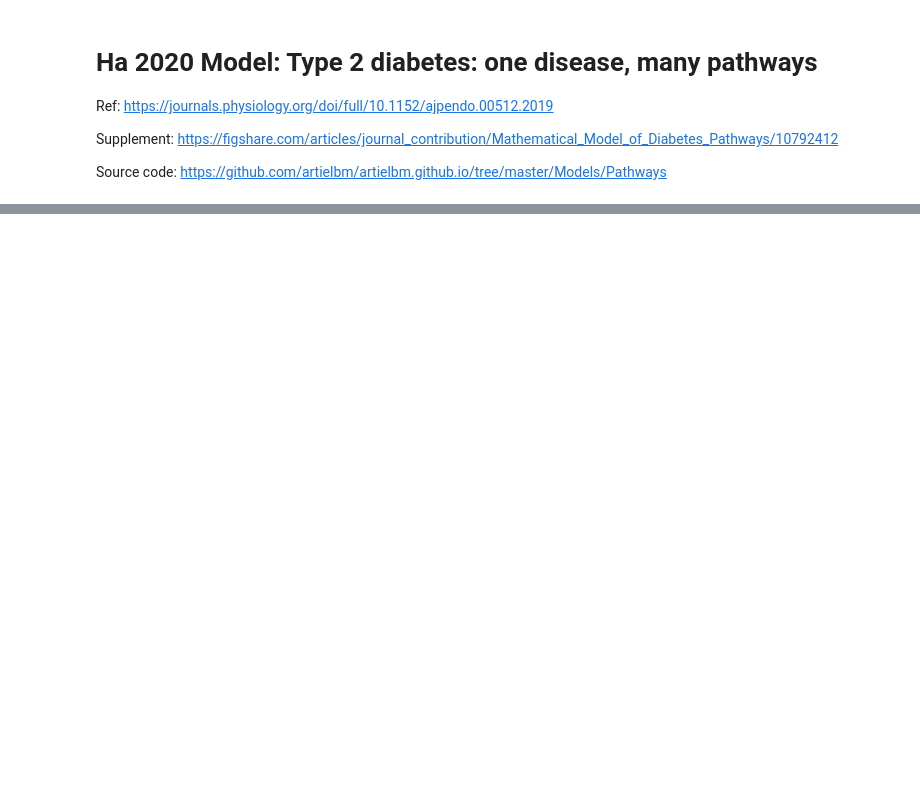
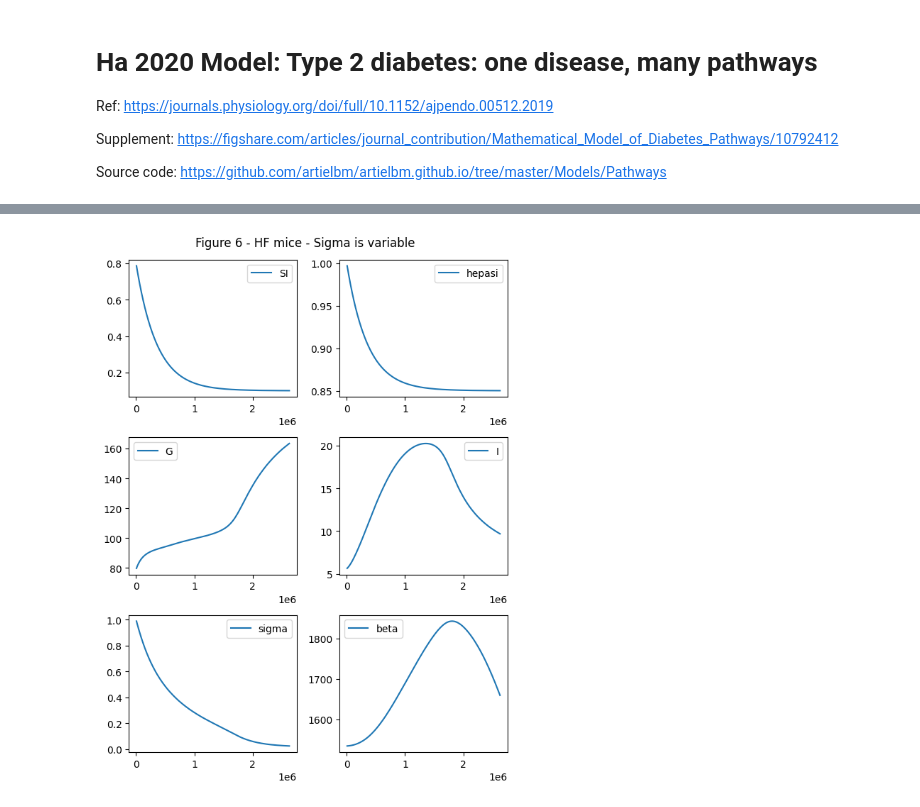
Before and after one commit to yjzhang/t2d_models, a Jupyter notebook: ha_2020.ipynb, the cells around one changed output, grey strips where cells are left out. Saved outputs shown, nothing was run; the diff lists cells and outputs as text; code cells hidden in the pictures; blank space fills up the shorter version.

```diff
--- a/ha_2020.ipynb
+++ b/ha_2020.ipynb
@@ -261,0 +297,29 @@ for i in range(nPeriods):
+# %%
+# collate all results
+end_times = [x['time'][-1] for x in Y]
+si_vals = [x['si'][-1] for x in Y]
+hepasi_vals = [x['hepasi'][-1] for x in Y]
+G_vals = [x['G'][-1] for x in Y]
+I_vals = [x['I'][-1] for x in Y]
+sigma_vals = [x['sigma'][-1] for x in Y]
+beta_vals = [x['beta'][-1] for x in Y]
+# %%
+# data required for plotting: si, hepasi, G, I, sigma, beta
+fig, axes = plt.subplots(3, 2, figsize=(6, 8))
+fig.suptitle('Figure 6 - HF mice - Sigma is variable')
+axes[0, 0].plot(T, si_vals, label='SI')
+axes[0, 0].legend()
+axes[0, 1].plot(T, hepasi_vals, label='hepasi')
+axes[0, 1].legend()
+axes[1, 0].plot(T, G_vals, label='G')
+axes[1, 0].legend()
+axes[1, 1].plot(T, I_vals, label='I')
+axes[1, 1].legend()
+axes[2, 0].plot(T, sigma_vals, label='sigma')
+axes[2, 0].legend()
+axes[2, 1].plot(T, beta_vals, label='beta')
+axes[2, 1].legend()
+fig.tight_layout()
+fig.show()
+# %% [output]
+[figure, added]
```
Also changed, not shown: parts of 9 cells of this notebook.
